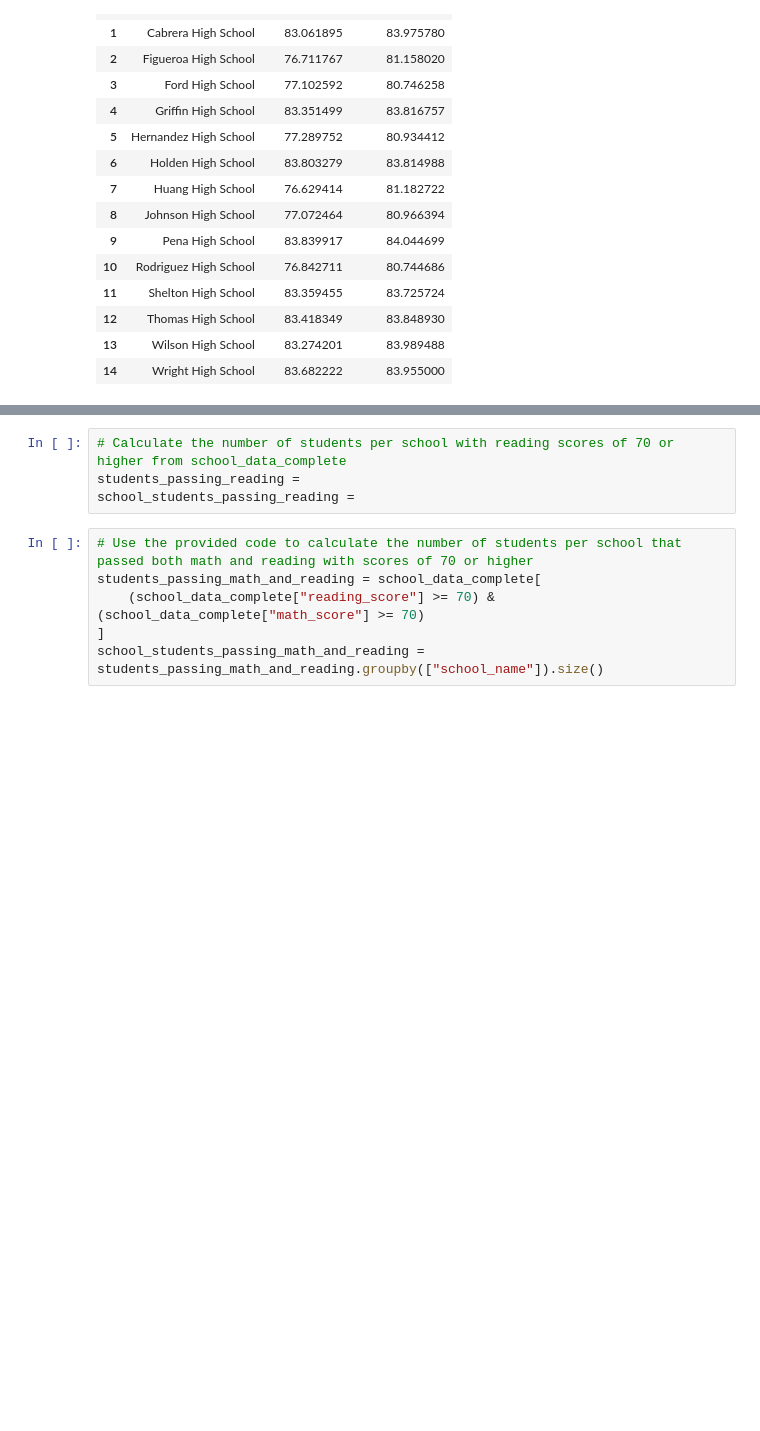
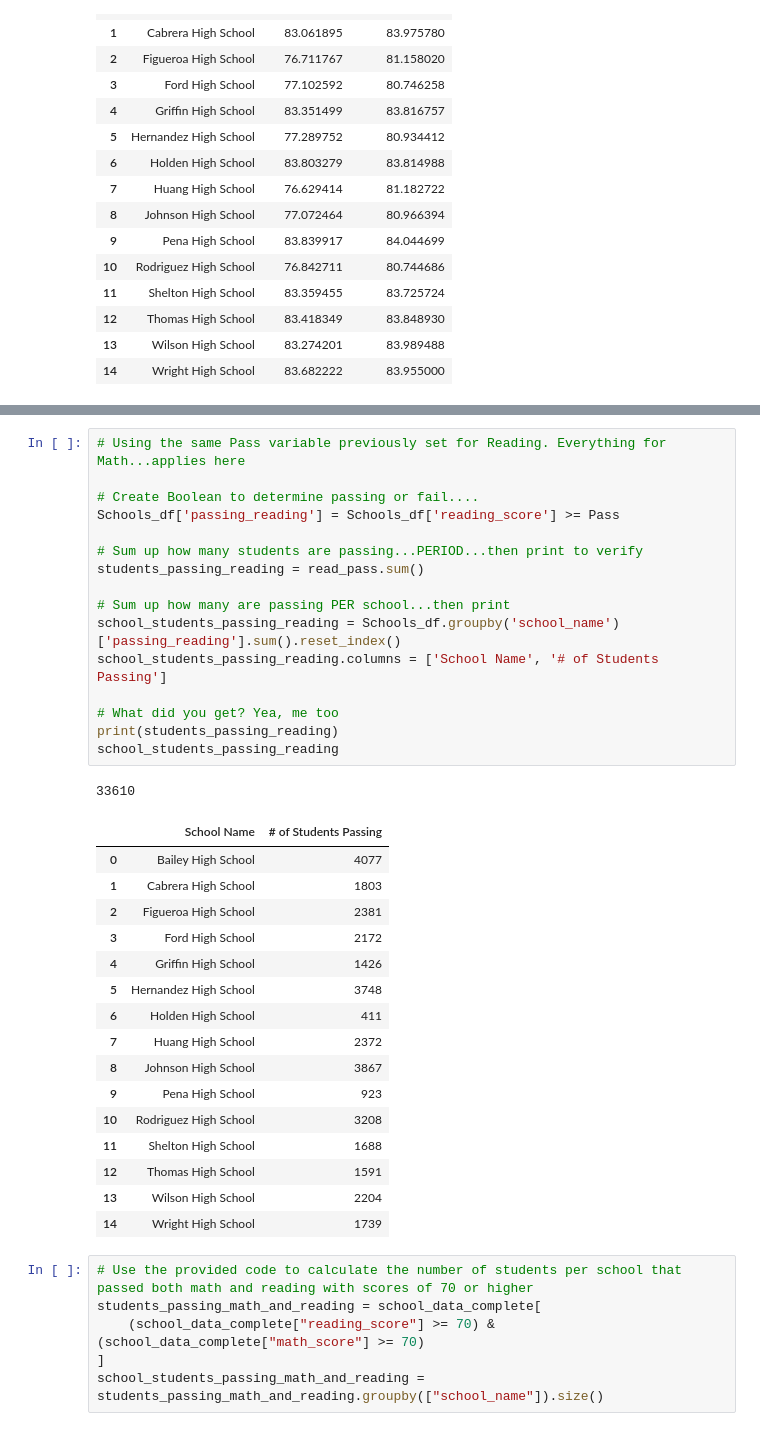
Before and after one commit to denisem77/Pandas-challenge, a Jupyter notebook: PyCitySchools/Panda-challenge.ipynb, the cells around one changed output, grey strips where cells are left out. Cells and saved outputs as stored; diff of their text form; blank space fills up the shorter version.

```diff
--- a/PyCitySchools/Panda-challenge.ipynb
+++ b/PyCitySchools/Panda-challenge.ipynb
@@ -304,7 +335,37 @@ school_students_passing_math =
 # %%
-# Calculate the number of students per school with reading scores of 70 or higher from school_data_complete
-students_passing_reading =
-school_students_passing_reading =
+# Using the same Pass variable previously set for Reading. Everything for Math...applies here
+
+# Create Boolean to determine passing or fail....
+Schools_df['passing_reading'] = Schools_df['reading_score'] >= Pass
+
+# Sum up how many students are passing...PERIOD...then print to verify
+students_passing_reading = read_pass.sum()
+
+# Sum up how many are passing PER school...then print
+school_students_passing_reading = Schools_df.groupby('school_name')['passing_reading'].sum().reset_index()
+school_students_passing_reading.columns = ['School Name', '# of Students Passing']
+
+# What did you get? Yea, me too
+print(students_passing_reading)
+school_students_passing_reading
+# %% [output]
+33610
+|  | School Name | # of Students Passing |
+| 0 | Bailey High School | 4077 |
+| 1 | Cabrera High School | 1803 |
+| 2 | Figueroa High School | 2381 |
+| 3 | Ford High School | 2172 |
+| 4 | Griffin High School | 1426 |
+| 5 | Hernandez High School | 3748 |
+| 6 | Holden High School | 411 |
+| 7 | Huang High School | 2372 |
+| 8 | Johnson High School | 3867 |
+| 9 | Pena High School | 923 |
+| 10 | Rodriguez High School | 3208 |
+| 11 | Shelton High School | 1688 |
+| 12 | Thomas High School | 1591 |
+| 13 | Wilson High School | 2204 |
+| 14 | Wright High School | 1739 |
 # %%
 # Use the provided code to calculate the number of students per school that passed both math and reading with scores of 70 or higher
 students_passing_math_and_reading = school_data_complete[
```
Also changed, not shown: parts of 1 cell of this notebook.
